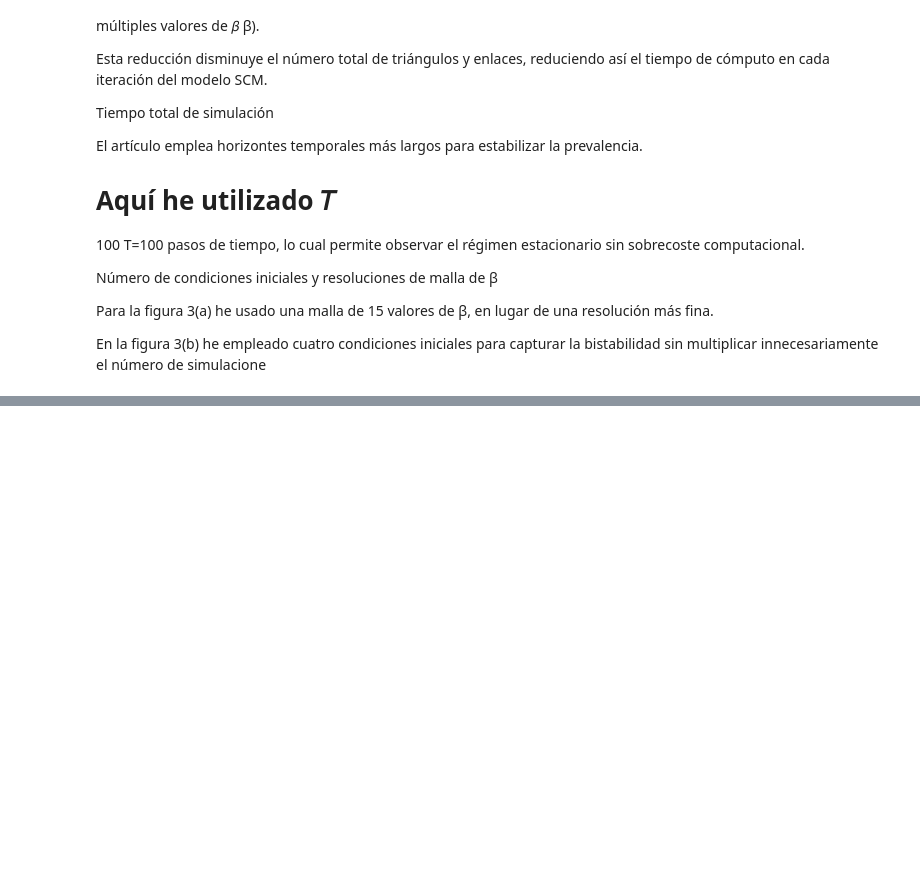
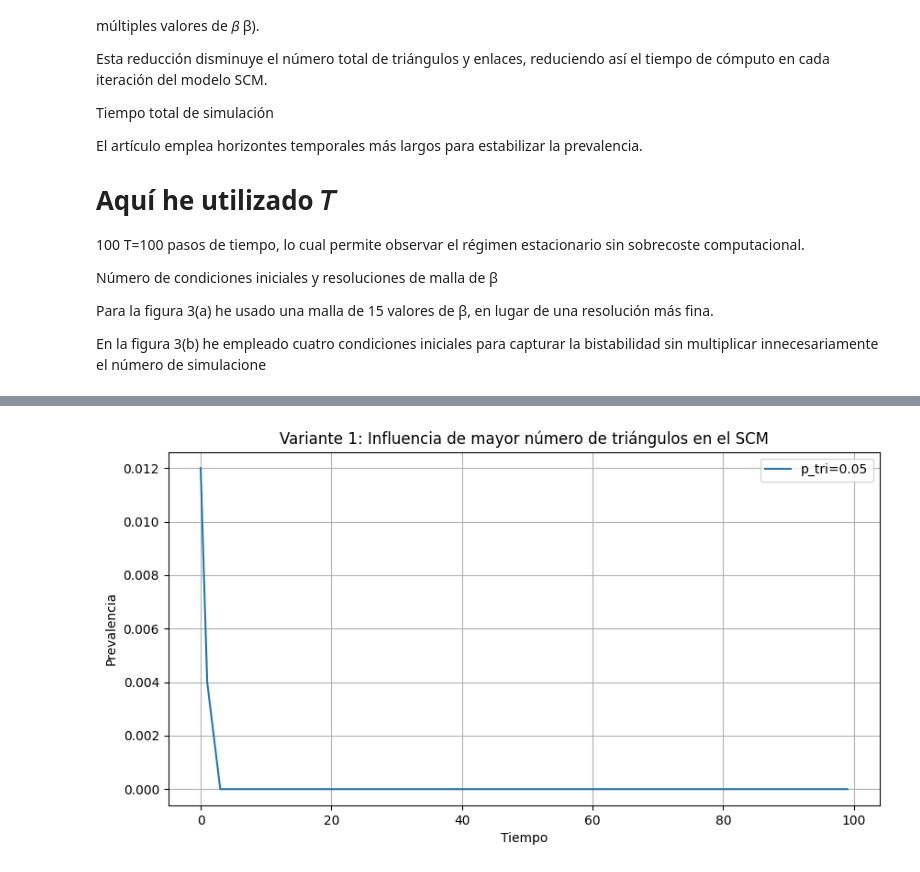
Before and after one commit to franchi2412/RedesComplejasPEC3, a Jupyter notebook: M2.876_PEC3-Enunciado.ipynb, the cells around one changed output, grey strips where cells are left out. Saved outputs shown, nothing was run; the diff lists cells and outputs as text; code cells hidden in the pictures; blank space fills up the shorter version.

```diff
--- a/M2.876_PEC3-Enunciado.ipynb
+++ b/M2.876_PEC3-Enunciado.ipynb
@@ -843,0 +864,27 @@ Aparece la bistabilidad de forma más marcada.
+# %%
+# VARIANTE 1: Aumentar la probabilidad de triángulos
+
+# Nuevos parámetros
+p_tri_variant = 0.05   # Antes 0.02
+
+beta = 0.06
+beta_tri = 0.4
+T = 100
+
+# Generar RSC con más triángulos
+G_var1, triangles_var1 = generate_random_simplicial_complex(N, p, p_tri_variant)
+
+# Ejecutar SCM
+prevalence_var1 = run_SCM(G_var1, triangles_var1, beta, beta_tri, T)
+
+# Visualización
+plt.figure(figsize=(10,5))
+plt.plot(prevalence_var1, label=f"p_tri={p_tri_variant}")
+plt.xlabel("Tiempo")
+plt.ylabel("Prevalencia")
+plt.title("Variante 1: Influencia de mayor número de triángulos en el SCM")
+plt.legend()
+plt.grid(True)
+plt.show()
+# %% [output]
+[figure, added]
```
Also changed, not shown: parts of 11 cells of this notebook.
